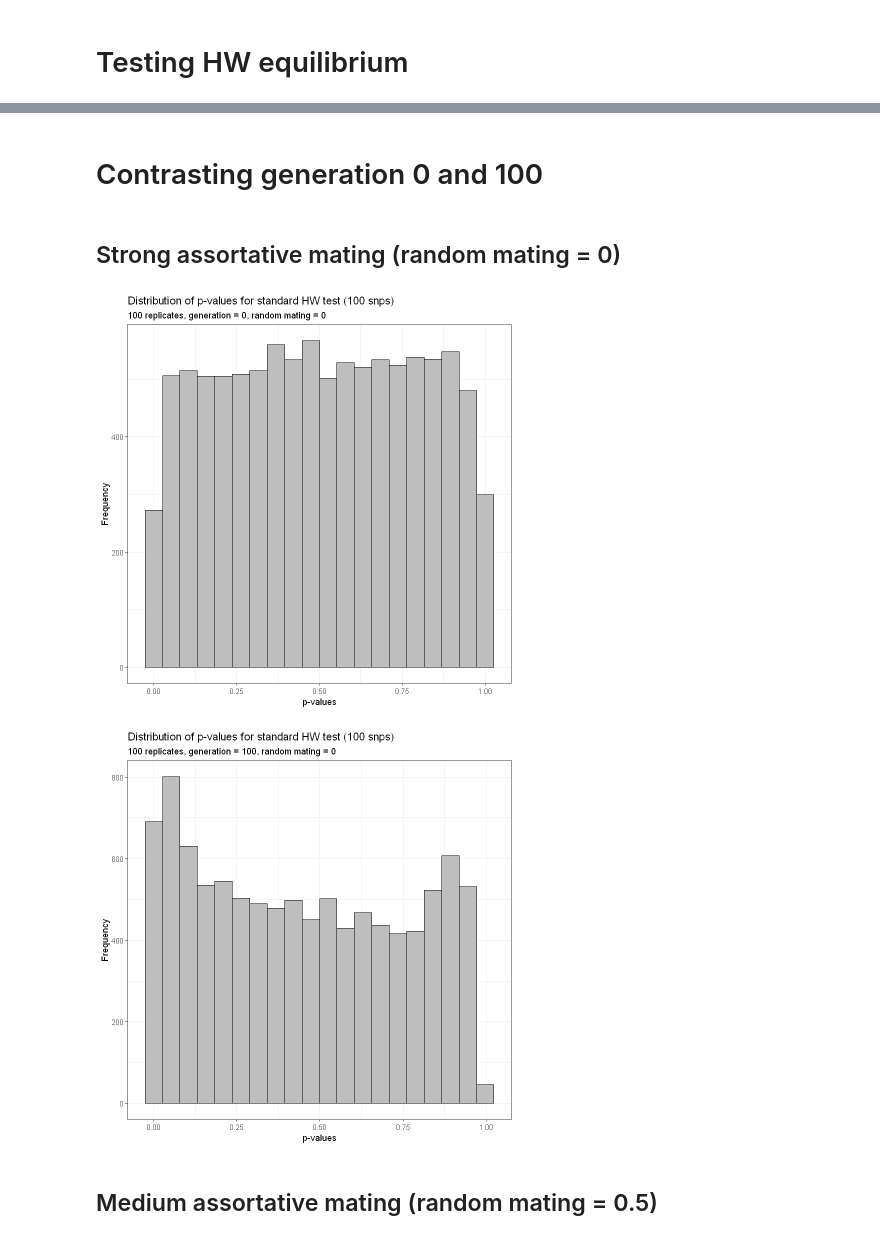
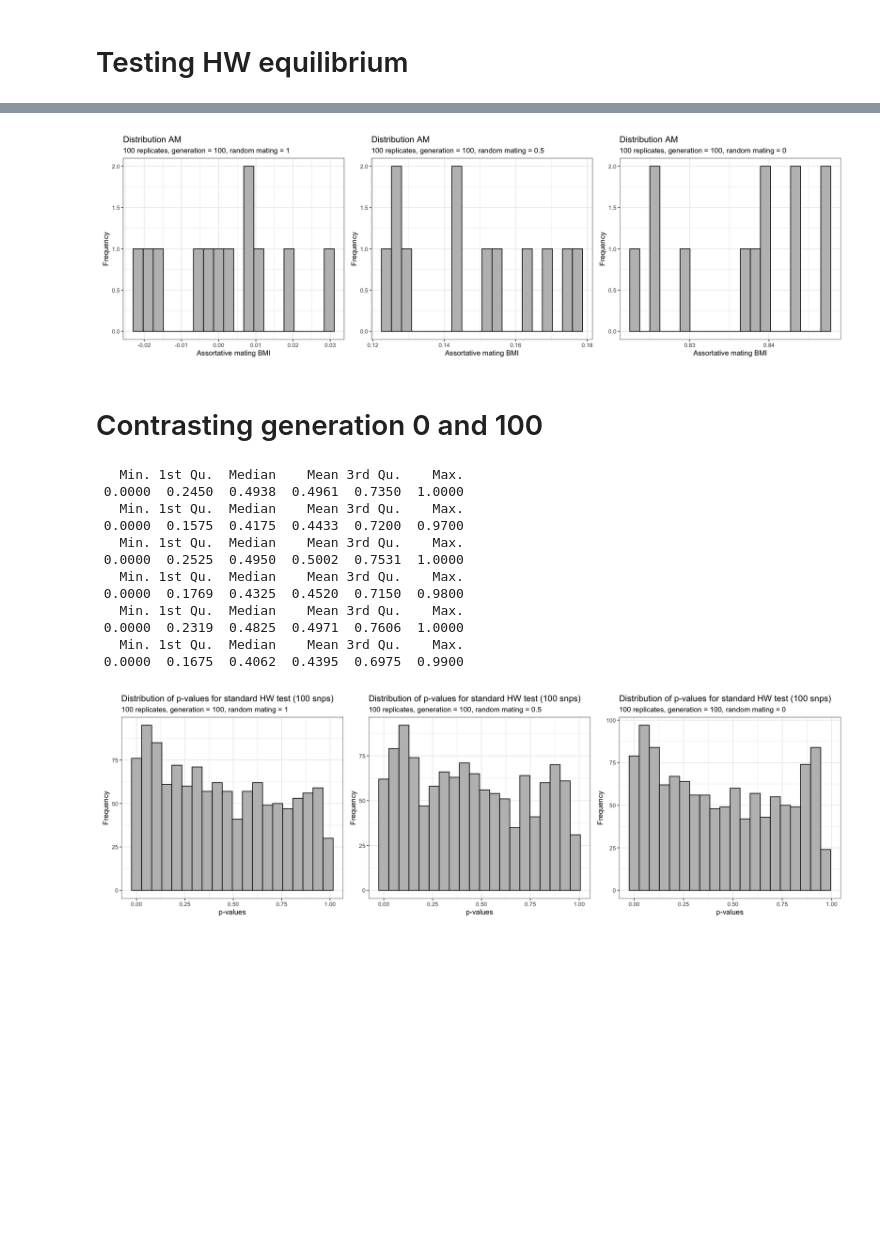
Before and after one commit to sdaza/obesity-dem-heritability, a Jupyter notebook: notebooks/testing-hw-snp-simulation.ipynb, the cells around one changed output, grey strips where cells are left out. Cells and saved outputs as stored; diff of their text form; code cells hidden in the pictures; blank space fills up the shorter version.

```diff
--- a/notebooks/testing-hw-snp-simulation.ipynb
+++ b/notebooks/testing-hw-snp-simulation.ipynb
@@ -20,19 +93,29 @@ df = merge(dat, params[, .(iteration, replicate, random_mating)], by = c("iterat
+# %%
+a = ggplot() + aes(rr[random_mating == 1, am_bmi])+ geom_histogram(bins = 20, fill="grey", colour="black") + theme_bw() +
+    labs(x = "Assortative mating BMI", y = "Frequency",
+    title = "Distribution AM",
+    subtitle = "100 replicates, generation = 100, random mating = 1")
+b = ggplot() + aes(rr[random_mating == 0.5, am_bmi])+ geom_histogram(bins = 20, fill="grey", colour="black") + theme_bw() +
+    labs(x = "Assortative mating BMI", y = "Frequency",
+    title = "Distribution AM",
+    subtitle = "100 replicates, generation = 100, random mating = 0.5")
+c = ggplot() + aes(rr[random_mating == 0, am_bmi])+ geom_histogram(bins = 20, fill="grey", colour="black") + theme_bw() +
+    labs(x = "Assortative mating BMI", y = "Frequency",
+    title = "Distribution AM",
+    subtitle = "100 replicates, generation = 100, random mating = 0")
+
+options(repr.plot.width=16, repr.plot.height=5)
+wrap_plots(a, b, c)
+# %% [output]
+[figure, added]
 # %%
 # compute p-values
-getHWpvalues = function(data, rep = "replicates", k = 1, nsample = NULL) {
-    nr = nrow(data)
-
-    if (is.null(sample)) {
-        values = sort(unique(data$iteration))
-    } else {
-        values = sample(unique(data$iteration), nsample)
-    }
-
-
+getHWpvalues = function(data, idvar = "id", k = 1, nsample = NULL) {
+    ids = unique(data[[idvar]])
     pvalues = NULL
     vars = names(data)[grepl("^snp[0-9]+$", names(data))]
-    for (i in values) {
-        temp = copy(data[iteration == i, ..vars])
+    for (i in ids) {
+        temp = copy(data[id == i, ..vars])
         m = as.matrix(transpose(temp))
         # use k=1 for standard HW test
         LF = lfa(m, k)
@@ -44,26 +127,41 @@ getHWpvalues = function(data, rep = "replicates", k = 1, nsample = NULL) {
 # %% [markdown]
 # Contrasting generation 0 and 100
 # %%
-# pvalues0rm0 = getHWpvalues(df[generation == 0 &  random_mating == 0])
-# pvalues100rm0 = getHWpvalues(df[generation == 100 &  random_mating == 0])
-# pvalues0rm05 = getHWpvalues(df[generation == 0 &  random_mating == 0.5])
-# pvalues100rm05 = getHWpvalues(df[generation == 100 &  random_mating == 0.5])
-# pvalues0rm1 = getHWpvalues(df[generation == 0 &  random_mating == 1])
-pvalues100rm1 = getHWpvalues(df[generation == 100 &  random_mating == 1], nsample = 3)
+pvalues0rm0 = getHWpvalues(df[generation == 0 &  random_mating == 0])
+pvalues100rm0 = getHWpvalues(df[generation == 100 &  random_mating == 0])
+pvalues0rm05 = getHWpvalues(df[generation == 0 &  random_mating == 0.5])
+pvalues100rm05 = getHWpvalues(df[generation == 100 &  random_mating == 0.5])
+pvalues0rm1 = getHWpvalues(df[generation == 0 &  random_mating == 1])
+pvalues100rm1 = getHWpvalues(df[generation == 100 &  random_mating == 1])
+# %% [output]
+   Min. 1st Qu.  Median    Mean 3rd Qu.    Max.
+ 0.0000  0.2450  0.4938  0.4961  0.7350  1.0000
+   Min. 1st Qu.  Median    Mean 3rd Qu.    Max.
+ 0.0000  0.1575  0.4175  0.4433  0.7200  0.9700
+   Min. 1st Qu.  Median    Mean 3rd Qu.    Max.
+ 0.0000  0.2525  0.4950  0.5002  0.7531  1.0000
+   Min. 1st Qu.  Median    Mean 3rd Qu.    Max.
+ 0.0000  0.1769  0.4325  0.4520  0.7150  0.9800
+   Min. 1st Qu.  Median    Mean 3rd Qu.    Max.
+ 0.0000  0.2319  0.4825  0.4971  0.7606  1.0000
+   Min. 1st Qu.  Median    Mean 3rd Qu.    Max.
+ 0.0000  0.1675  0.4062  0.4395  0.6975  0.9900
-# %% [markdown]
-## Strong assortative mating (random mating = 0)
 # %%
-ggplot() + aes(pvalues0rm0)+ geom_histogram(bins = 20, fill="grey", colour="black") + theme_bw() +
+a = ggplot() + aes(pvalues100rm1)+ geom_histogram(bins = 20, fill="grey", colour="black") + theme_bw() +
     labs(x = "p-values", y = "Frequency",
     title = "Distribution of p-values for standard HW test (100 snps)",
-    subtitle = "100 replicates, generation = 0, random mating = 0")
-ggplot() + aes(pvalues100rm0)+ geom_histogram(bins = 20, fill="grey", colour="black") + theme_bw() +
+    subtitle = "100 replicates, generation = 100, random mating = 1")
+b = ggplot() + aes(pvalues100rm05)+ geom_histogram(bins = 20, fill="grey", colour="black") + theme_bw() +
+    labs(x = "p-values", y = "Frequency",
+    title = "Distribution of p-values for standard HW test (100 snps)",
+    subtitle = "100 replicates, generation = 100, random mating = 0.5")
+c = ggplot() + aes(pvalues100rm0)+ geom_histogram(bins = 20, fill="grey", colour="black") + theme_bw() +
     labs(x = "p-values", y = "Frequency",
     title = "Distribution of p-values for standard HW test (100 snps)",
     subtitle = "100 replicates, generation = 100, random mating = 0")
+
+options(repr.plot.width=16, repr.plot.height=5)
+wrap_plots(a, b, c)
 # %% [output]
-[figure, old version]
+[figure, new version]
-[figure, removed]
-# %% [markdown]
-## Medium assortative mating (random mating = 0.5)
 # %%
```
Also changed, not shown: parts of 10 cells of this notebook, 6 other files.
